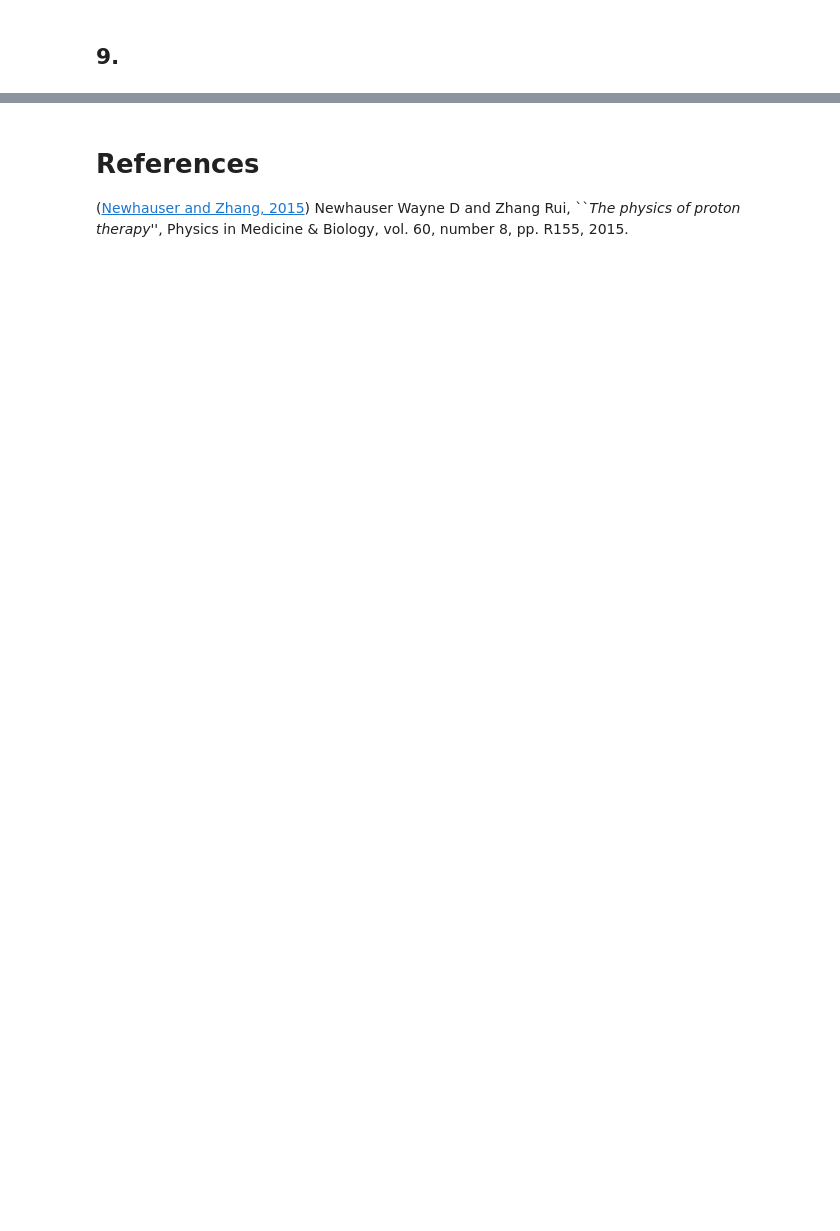
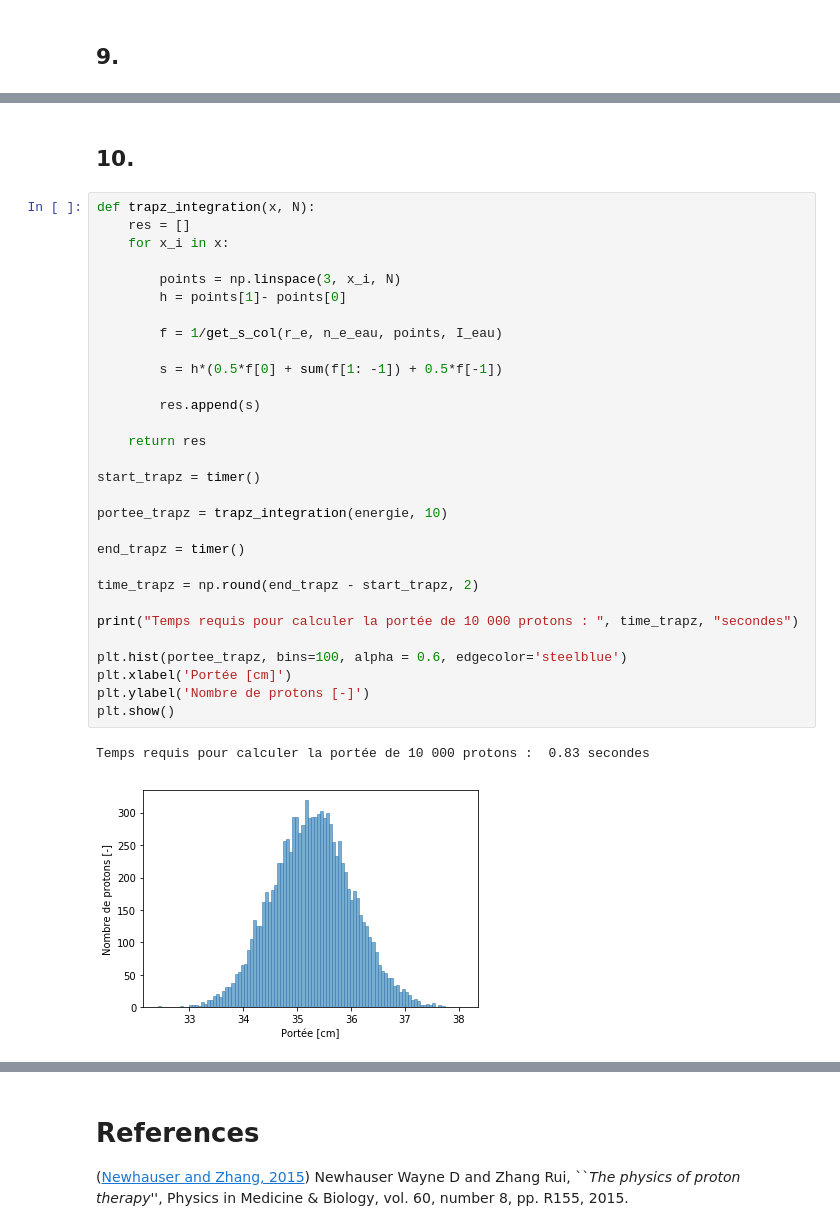
Before and after one commit to eliedl/Physique_numerique, a Jupyter notebook: TP1/TP1_Elie.ipynb, the cells around one changed output, grey strips where cells are left out. Saved outputs shown, nothing was run; the diff lists cells and outputs as text; blank space fills up the shorter version.

```diff
--- a/TP1/TP1_Elie.ipynb
+++ b/TP1/TP1_Elie.ipynb
@@ -303,0 +355,35 @@ plt.show()
+# %% [markdown]
+## 10.
+# %%
+def trapz_integration(x, N):
+    res = []
+    for x_i in x:
+
+        points = np.linspace(3, x_i, N)
+        h = points[1]- points[0]
+
+        f = 1/get_s_col(r_e, n_e_eau, points, I_eau)
+
+        s = h*(0.5*f[0] + sum(f[1: -1]) + 0.5*f[-1])
+
+        res.append(s)
+
+    return res
+
+start_trapz = timer()
+
+portee_trapz = trapz_integration(energie, 10)
+
+end_trapz = timer()
+
+time_trapz = np.round(end_trapz - start_trapz, 2)
+
+print("Temps requis pour calculer la portée de 10 000 protons : ", time_trapz, "secondes")
+
+plt.hist(portee_trapz, bins=100, alpha = 0.6, edgecolor='steelblue')
+plt.xlabel('Portée [cm]')
+plt.ylabel('Nombre de protons [-]')
+plt.show()
+# %% [output]
+Temps requis pour calculer la portée de 10 000 protons :  0.83 secondes
+[figure, added]
```
Also changed, not shown: parts of 10 cells of this notebook.
